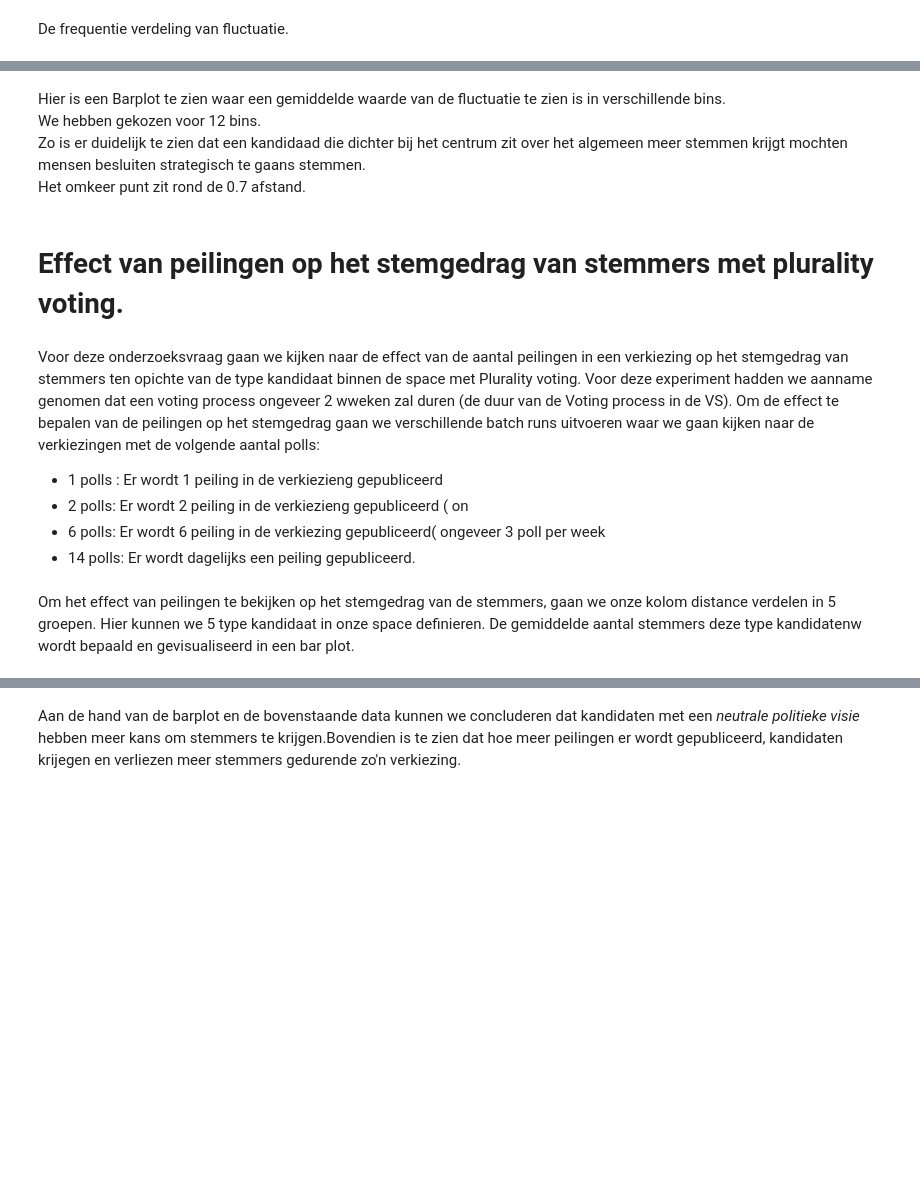
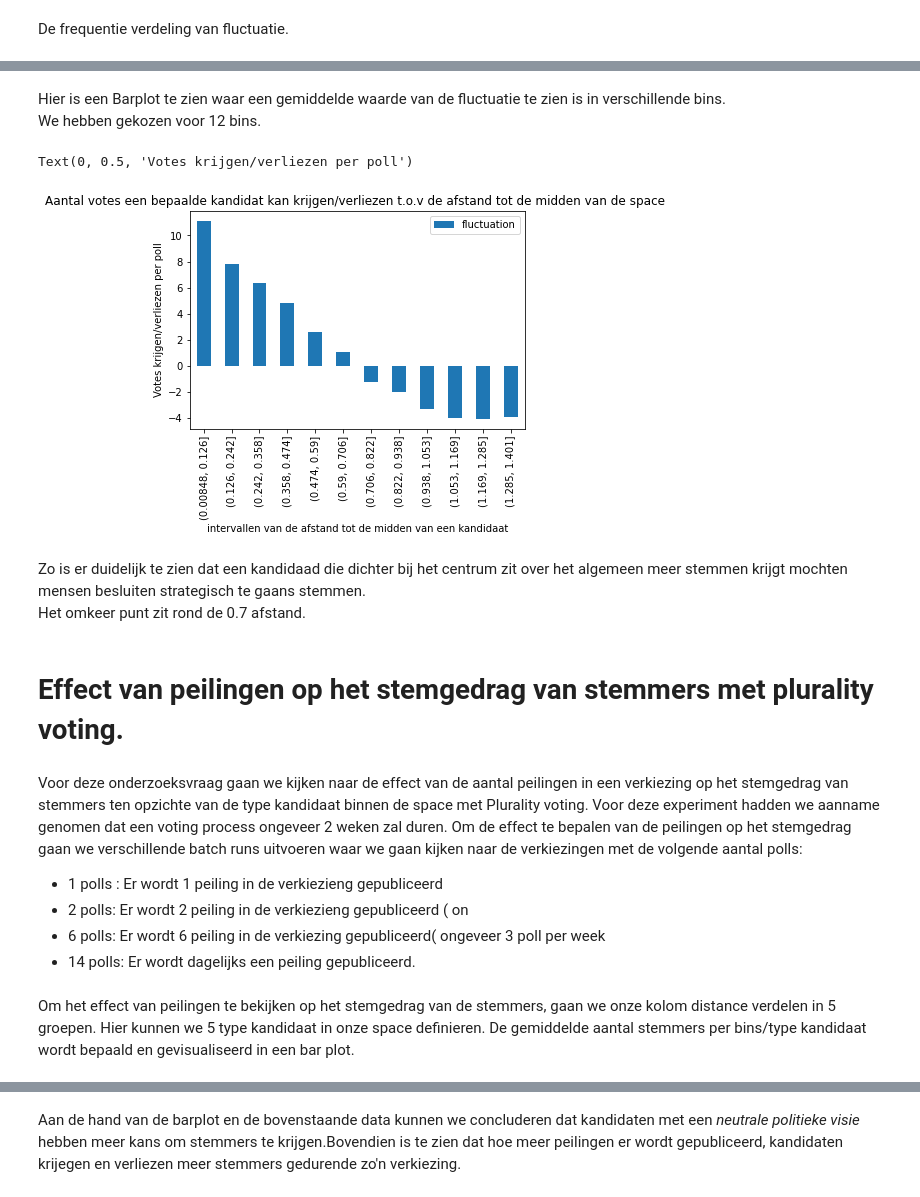
Before and after one commit to darkraisisi/AI-ST-OP2, a Jupyter notebook: Simulatie analysis.ipynb, the cells around one changed output, grey strips where cells are left out. Drawn from its saved outputs; the diff is of its cells as text; code cells hidden in the pictures; blank space fills up the shorter version.

```diff
--- a/Simulatie analysis.ipynb
+++ b/Simulatie analysis.ipynb
@@ -108,5 +220,15 @@ count[['fluctuation']].plot.bar(stacked=True)
+# %% [markdown]
+Hier is een Barplot te zien waar een gemiddelde waarde van de fluctuatie te zien is in verschillende bins.<br>
+We hebben gekozen voor 12 bins.<br>
+# %%
+sums = strategic_runs.groupby([pd.cut(strategic_runs['distance'],12)])[['fluctuation']].mean().reset_index()
+ax = sums.plot.bar(x='distance',y='fluctuation',rot=90)
+ax.set_title("Aantal votes een bepaalde kandidat kan krijgen/verliezen t.o.v de afstand tot de midden van de space ")
+ax.set_xlabel("intervallen van de afstand tot de midden van een kandidaat")
+ax.set_ylabel("Votes krijgen/verliezen per poll")
+# %% [output]
+Text(0, 0.5, 'Votes krijgen/verliezen per poll')
+[figure, added]
 # %% [markdown]
-Hier is een Barplot te zien waar een gemiddelde waarde van de fluctuatie te zien is in verschillende bins.<br>
-We hebben gekozen voor 12 bins.<br>
 Zo is er duidelijk te zien dat een kandidaad die dichter bij het centrum zit over het algemeen meer stemmen krijgt mochten mensen besluiten strategisch te gaans stemmen.<br>
 Het omkeer punt zit rond de 0.7 afstand.
@@ -116,7 +235,7 @@ sums.plot.bar(x='distance',y='fluctuation',rot=90)
 # %% [markdown]
 # Effect van peilingen op het stemgedrag van stemmers met plurality voting.
 # %% [markdown]
-Voor deze onderzoeksvraag gaan we kijken naar de effect van de aantal peilingen in een verkiezing op het stemgedrag van stemmers ten opichte van de type kandidaat binnen de space met Plurality voting. Voor deze experiment hadden we aanname genomen dat een voting process ongeveer 2 wweken zal duren (de duur van de Voting process in de VS).
+Voor deze onderzoeksvraag gaan we kijken naar de effect van de aantal peilingen in een verkiezing op het stemgedrag van stemmers ten opzichte van de type kandidaat binnen de space met Plurality voting. Voor deze experiment hadden we aanname genomen dat een voting process ongeveer 2 weken zal duren.
 Om de effect te bepalen van de peilingen op het stemgedrag gaan we verschillende batch runs uitvoeren waar we gaan kijken naar de verkiezingen met de volgende aantal polls:
 - 1 polls : Er wordt 1 peiling in de verkiezieng gepubliceerd
 - 2 polls: Er wordt 2 peiling in de verkiezieng gepubliceerd ( on
@@ -138,5 +259,6 @@ poll_2 = addDistance(poll_2)
 poll_14 = convertRuns(raw_poll_14)
 poll_14 = addDistance(poll_14)
 # %% [markdown]
-Om het effect van peilingen te bekijken op het stemgedrag van de stemmers, gaan we onze kolom distance verdelen in 5 groepen. Hier kunnen we 5 type kandidaat in onze space definieren. De gemiddelde aantal stemmers deze type kandidatenw wordt bepaald en gevisualiseerd in een bar plot.
+Om het effect van peilingen te bekijken op het stemgedrag van de stemmers, gaan we onze kolom distance verdelen in 5 groepen. Hier kunnen we 5 type kandidaat in onze space definieren. De gemiddelde aantal stemmers per bins/type kandidaat
+wordt bepaald en gevisualiseerd in een bar plot.
 # %%
```
Also changed, not shown: parts of 20 cells of this notebook.
